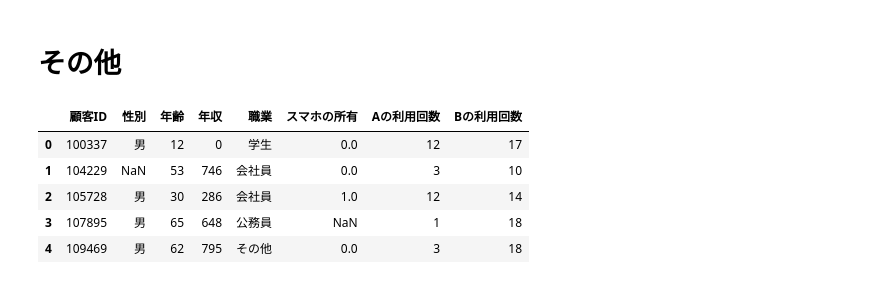
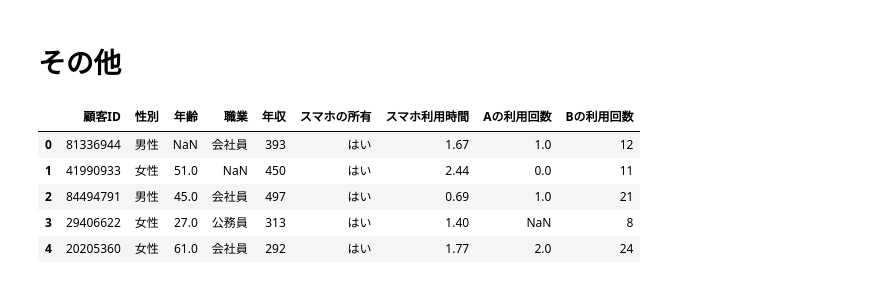
Before and after one commit to yajima-yasutoshi/DataMinig, a Jupyter notebook: 20231011/基礎集計.ipynb, the cells around one changed output. Saved outputs shown, nothing was run; the diff lists cells and outputs as text; code cells hidden in the pictures.

```diff
--- a/20231011/基礎集計.ipynb
+++ b/20231011/基礎集計.ipynb
@@ -39,7 +109,7 @@ import pandas as pd
 read_excel()というメソッドを使う
 # %%
 # 読み込むファイルを指定する
-file_path = '/content/drive/MyDrive/周南公立大学/講義/データマイニング/データ/customer_data2.xlsx'
+file_path = '/content/drive/MyDrive/周南公立大学/講義/データマイニング/データ/customer_data.xlsx'
 
 # data という変数に読み込む
 data = pd.read_excel(file_path)
@@ -329,15 +401,16 @@ plt.show()
 # その他
 # %%
 import pandas as pd
-# data= pd.read_csv('/content/drive/MyDrive/周南公立大学/Python/ObesityDataSet_raw_and_data_sinthetic.csv')
+
+data = pd.read_excel(file_path)
 data.head()
 # %% [output]
-|  | 顧客ID | 性別 | 年齢 | 年収 | 職業 | スマホの所有 | Aの利用回数 | Bの利用回数 |
-| 0 | 100337 | 男 | 12 | 0 | 学生 | 0.0 | 12 | 17 |
-| 1 | 104229 | NaN | 53 | 746 | 会社員 | 0.0 | 3 | 10 |
-| 2 | 105728 | 男 | 30 | 286 | 会社員 | 1.0 | 12 | 14 |
-| 3 | 107895 | 男 | 65 | 648 | 公務員 | NaN | 1 | 18 |
-| 4 | 109469 | 男 | 62 | 795 | その他 | 0.0 | 3 | 18 |
+|  | 顧客ID | 性別 | 年齢 | 職業 | 年収 | スマホの所有 | スマホ利用時間 | Aの利用回数 | Bの利用回数 |
+| 0 | 81336944 | 男性 | NaN | 会社員 | 393 | はい | 1.67 | 1.0 | 12 |
+| 1 | 41990933 | 女性 | 51.0 | NaN | 450 | はい | 2.44 | 0.0 | 11 |
+| 2 | 84494791 | 男性 | 45.0 | 会社員 | 497 | はい | 0.69 | 1.0 | 21 |
+| 3 | 29406622 | 女性 | 27.0 | 公務員 | 313 | はい | 1.40 | NaN | 8 |
+| 4 | 20205360 | 女性 | 61.0 | 会社員 | 292 | はい | 1.77 | 2.0 | 24 |
 # %%
 from sklearn.datasets import load_breast_cancer
 breast_cancer = load_breast_cancer()
```
Also changed, not shown: parts of 49 cells of this notebook.
